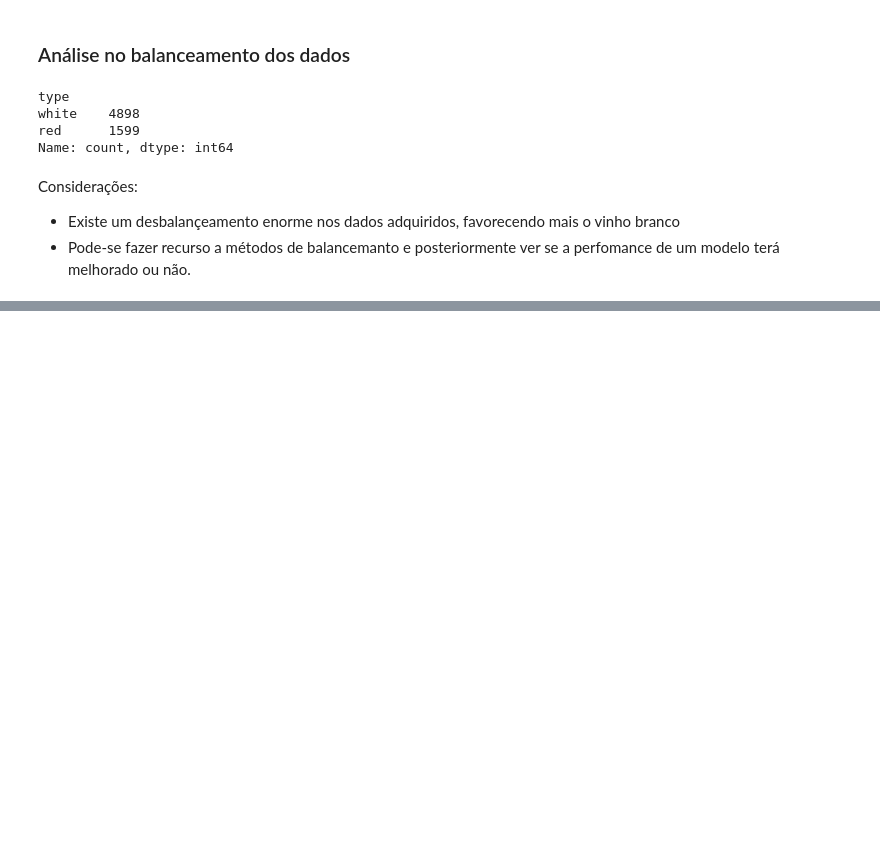
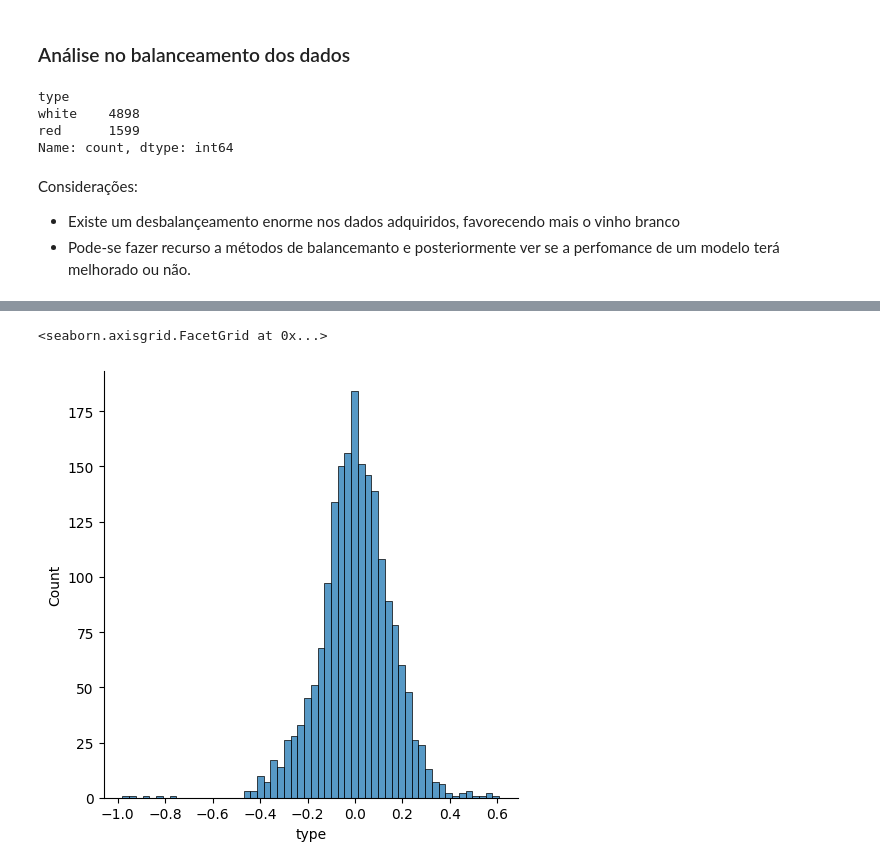
Before and after one commit to FranciscoGameiro2004/TSIW-IA-Vinhos, a Jupyter notebook: AI_Wine.ipynb, the cells around one changed output, grey strips where cells are left out. Drawn from its saved outputs; the diff is of its cells as text; code cells hidden in the pictures; blank space fills up the shorter version.

```diff
--- a/AI_Wine.ipynb
+++ b/AI_Wine.ipynb
@@ -162,0 +504,5 @@ Considerações:
+# %%
+sns.displot((y_test-lr_pred))
+# %% [output]
+<seaborn.axisgrid.FacetGrid at 0x...>
+[figure, added]
```
Also changed, not shown: parts of 55 cells of this notebook.
